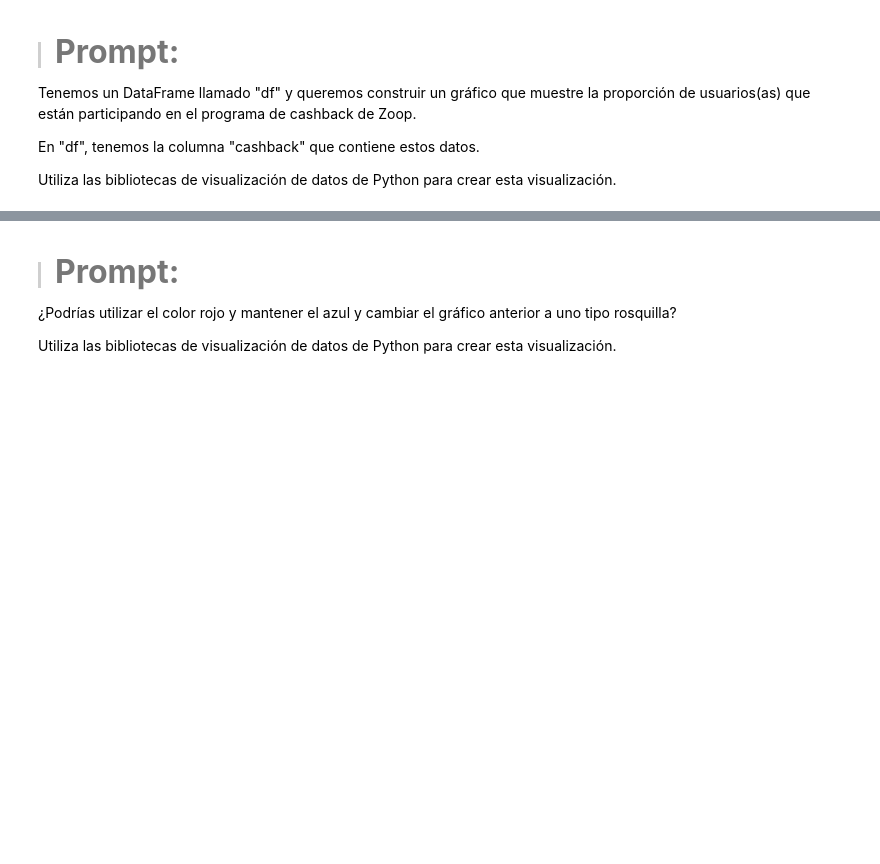
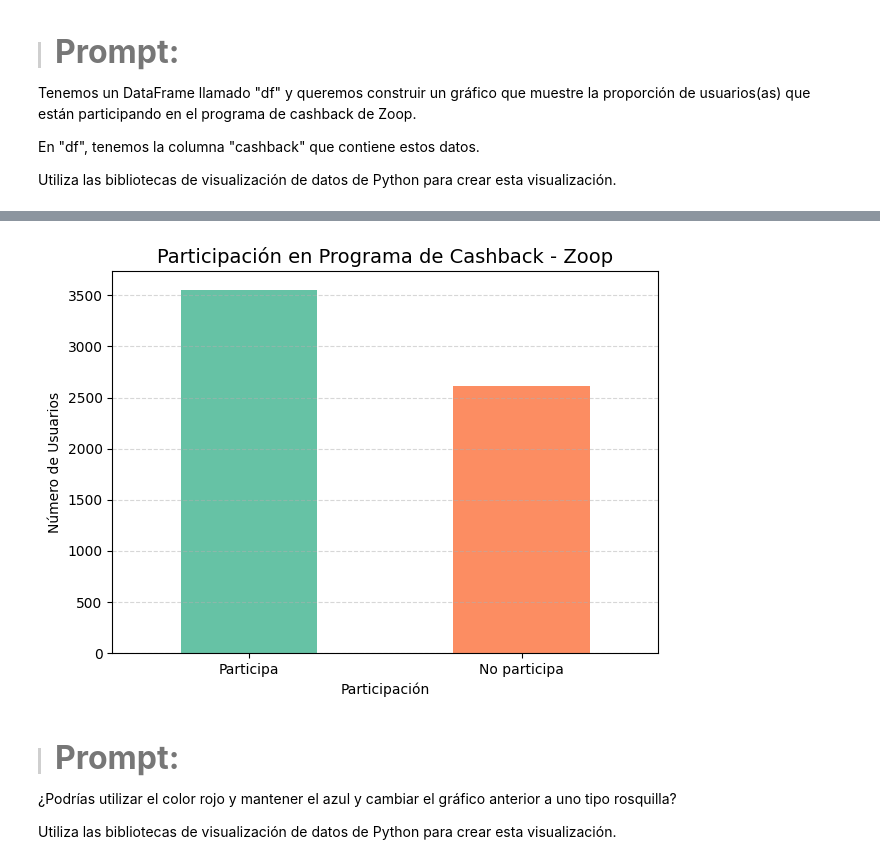
Before and after one commit to AcheBe1/la_IA_en_ciencia_de_datos, a Jupyter notebook: IA_aplicada_a_ciencia_de_datos.ipynb, the cells around one changed output, grey strips where cells are left out. Drawn from its saved outputs; the diff is of its cells as text; code cells hidden in the pictures; blank space fills up the shorter version.

```diff
--- a/IA_aplicada_a_ciencia_de_datos.ipynb
+++ b/IA_aplicada_a_ciencia_de_datos.ipynb
@@ -809,3 +831,21 @@ Utiliza las bibliotecas de visualización de datos de Python para crear esta vis
+# %%
+# Contar valores
+participacion = df['cashback'].value_counts()
+
+# Crear gráfico de barras
+participacion.plot(kind='bar',
+                   color=['#66c2a5', '#fc8d62'],
+                   rot=0)
+
+plt.title('Participación en Programa de Cashback - Zoop', fontsize=14)
+plt.xlabel('Participación')
+plt.ylabel('Número de Usuarios')
+plt.xticks(ticks=[0,1], labels=['Participa', 'No participa'])
+plt.grid(axis='y', linestyle='--', alpha=0.5)
+plt.tight_layout()
+plt.show()
+# %% [output]
+[figure, added]
 # %% [markdown]
 > #### <strong><font color="7b71ff" size =6>Prompt:</font></strong>
 
```
Also changed, not shown: parts of 1 cell of this notebook.
